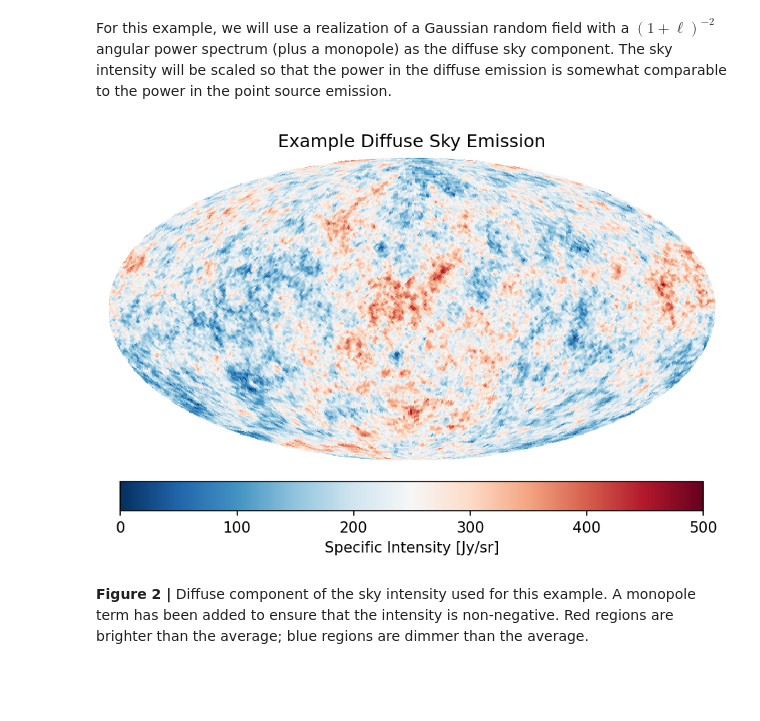
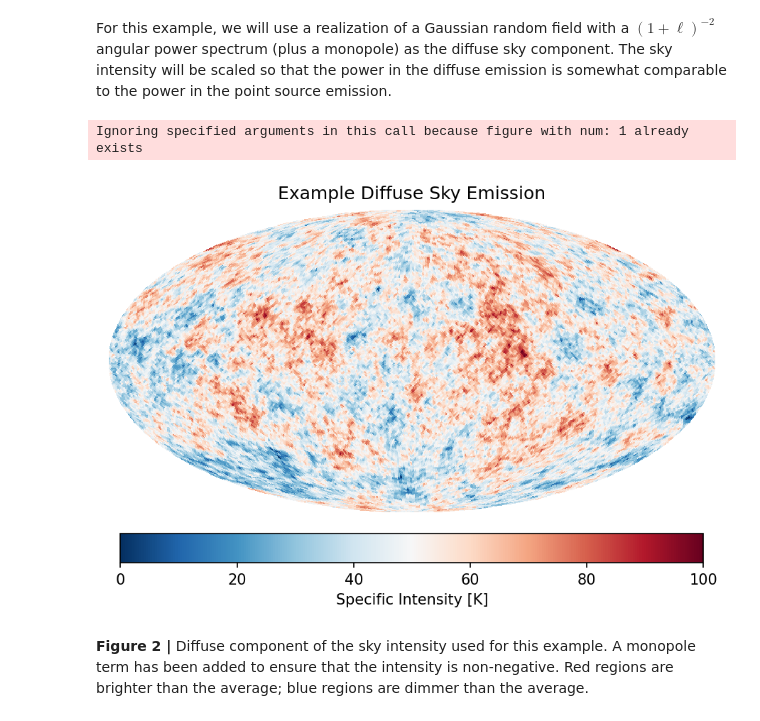
Before and after one commit to r-pascua/corrcal, a Jupyter notebook: docs/tutorials/calibration_example.ipynb, the cells around one changed output. Cells and saved outputs as stored; diff of their text form; code cells hidden in the pictures; blank space fills up the shorter version.

```diff
--- a/docs/tutorials/calibration_example.ipynb
+++ b/docs/tutorials/calibration_example.ipynb
@@ -105,43 +106,47 @@ At this point, we have information about all of the point sources that will be u
 # %% [markdown]
 For this example, we will use a realization of a Gaussian random field with a $(1+\ell)^{-2}$ angular power spectrum (plus a monopole) as the diffuse sky component. The sky intensity will be scaled so that the power in the diffuse emission is somewhat comparable to the power in the point source emission.
 # %%
-max_Tsky = 500 * units.K
-nside = 64
-ell_max = 3*nside - 1
+# Generate the diffuse sky emission.
+max_Tsky = 100 * units.K  # Maximum brightness temperature of the generated field..
+nside = 64  # HEALPix nside for the diffuse map.
+ell_max = 3*nside - 1  # Higher multipoles than this aren't measured by the map.
 ells = np.arange(ell_max+1, dtype=float)
-sky_pspec = 1 / (1+ells)**2
-Tsky = healpy.synfast(sky_pspec, nside) * units.K
-Tsky += np.abs(Tsky.min())  # Considering only emission and not absorption
-Tsky *= max_Tsky / Tsky.max()
+sky_pspec = 1 / (1+ells)**2  # Just use a simple power spectrum C_\ell ~ 1/\ell^2.
+Tsky = healpy.synfast(sky_pspec, nside) * units.K  # Generate a realization of this power spectrum.
+monopole = np.abs(Tsky.min())
+Tsky += monopole  # Make the diffuse signal nonnegative.
+rescaling = max_Tsky / Tsky.max()
+Tsky *= rescaling  # Rescale the map to the desired brightness.
 # %%
 # Quickly visualize the diffuse component
 plt.figure(figsize=(6,4), dpi=150)
 healpy.mollview(
     Tsky.value,
     fig=1,
     title="",
     cmap="RdBu_r",
     cbar=False,
     norm=None,
     min=Tsky[Tsky>0].min().value,
     max=Tsky.max().value,
 )
 
 # Manually make the colorbar and title
 norm = plt.cm.colors.Normalize(vmin=0, vmax=Tsky.max().value)
 cmap = plt.cm.RdBu_r
 smap = plt.cm.ScalarMappable(norm=norm, cmap=cmap)
 plt.colorbar(
     smap,
     ax=plt.gca(),
     orientation="horizontal",
-    label="Specific Intensity [Jy/sr]",
+    label="Specific Intensity [K]",
     shrink=0.95,
     pad=0.05,
 )
 plt.title("Example Diffuse Sky Emission");
 # %% [output]
+Ignoring specified arguments in this call because figure with num: 1 already exists
-[figure, old version]
+[figure, new version]
 # %% [markdown]
 **Figure 2 |** Diffuse component of the sky intensity used for this example. A monopole term has been added to ensure that the intensity is non-negative. Red regions are brighter than the average; blue regions are dimmer than the average.
 # %% [markdown]
```
Also changed, not shown: parts of 35 cells of this notebook.
